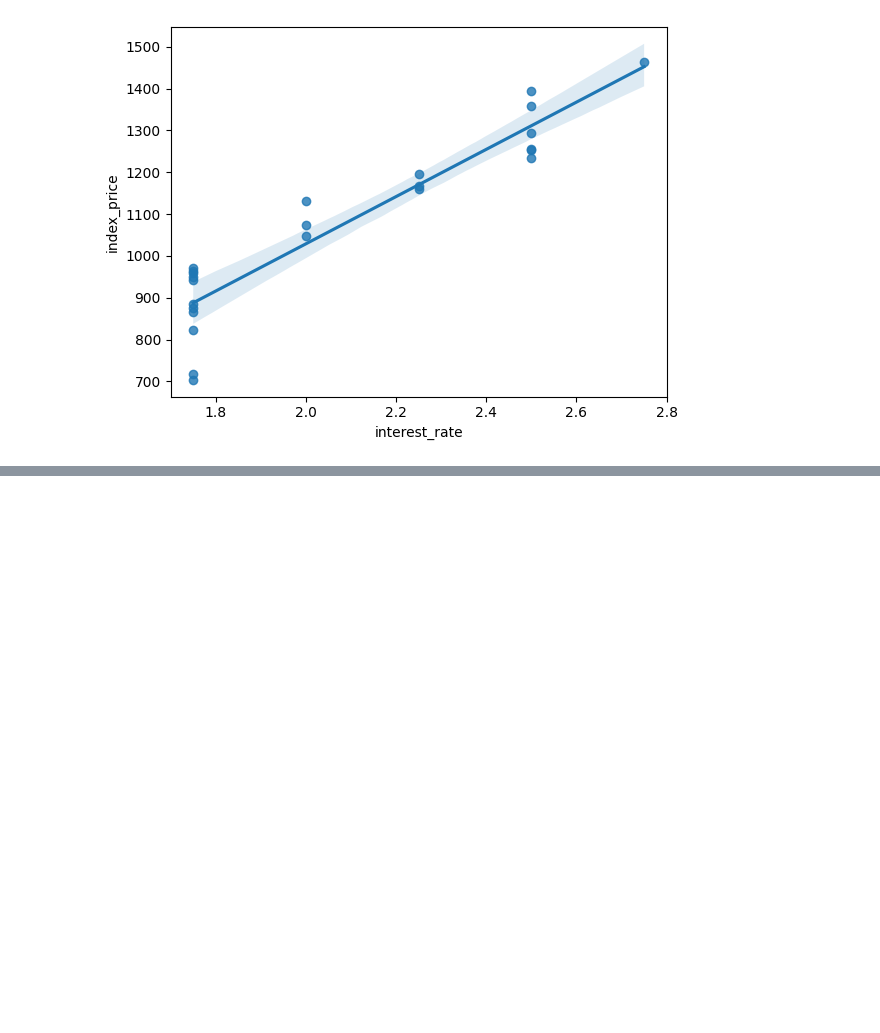
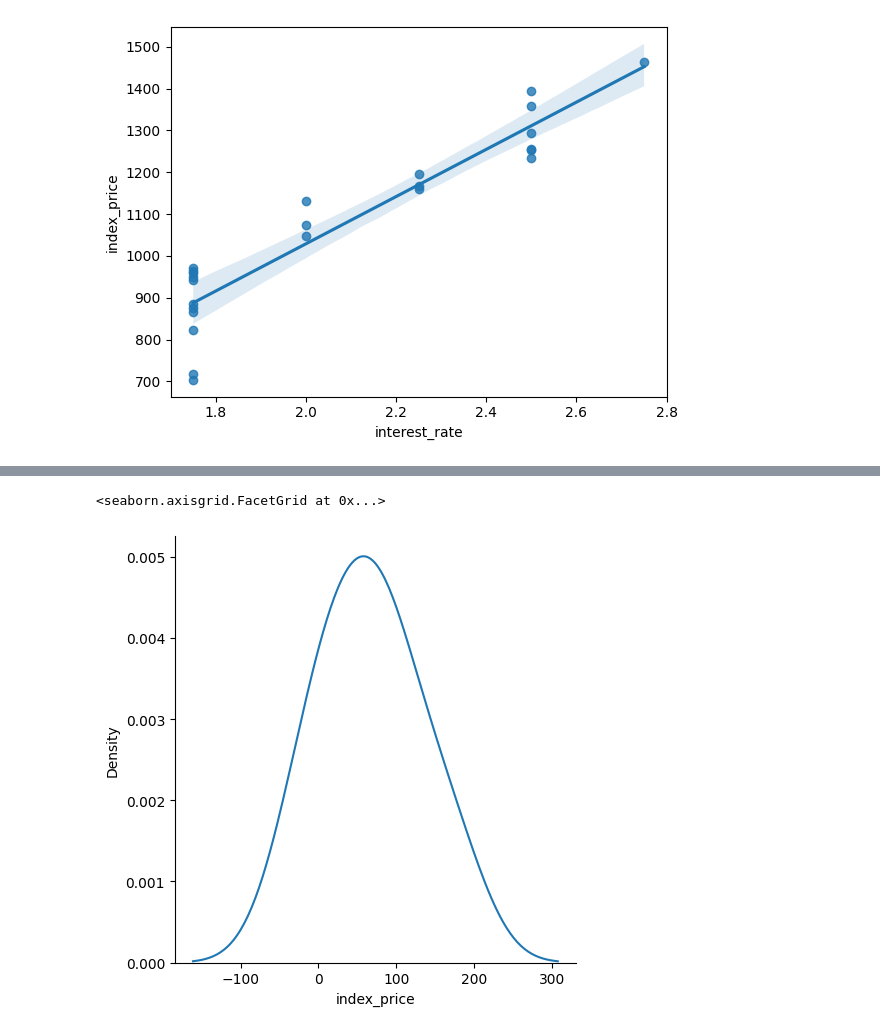
Before and after one commit to ShivamAttri05/Data_Science_Progress, a Jupyter notebook: Machine-Learning/02-Multiple_Linear_Regression/Multiple_Linear_Regression.ipynb, the cells around one changed output, grey strips where cells are left out. Drawn from its saved outputs; the diff is of its cells as text; code cells hidden in the pictures; blank space fills up the shorter version.

```diff
--- a/Machine-Learning/02-Multiple_Linear_Regression/Multiple_Linear_Regression.ipynb
+++ b/Machine-Learning/02-Multiple_Linear_Regression/Multiple_Linear_Regression.ipynb
@@ -95,0 +167,2 @@ sns.regplot(x=df["interest_rate"], y=df["index_price"])
+# %%
+residuals = Y_test- Y_pred
@@ -95,0 +179,5 @@ sns.regplot(x=df["interest_rate"], y=df["index_price"])
+# %%
+sns.displot(residuals, kind = 'kde')
+# %% [output]
+<seaborn.axisgrid.FacetGrid at 0x...>
+[figure, added]
```
Also changed, not shown: parts of 15 cells of this notebook.
